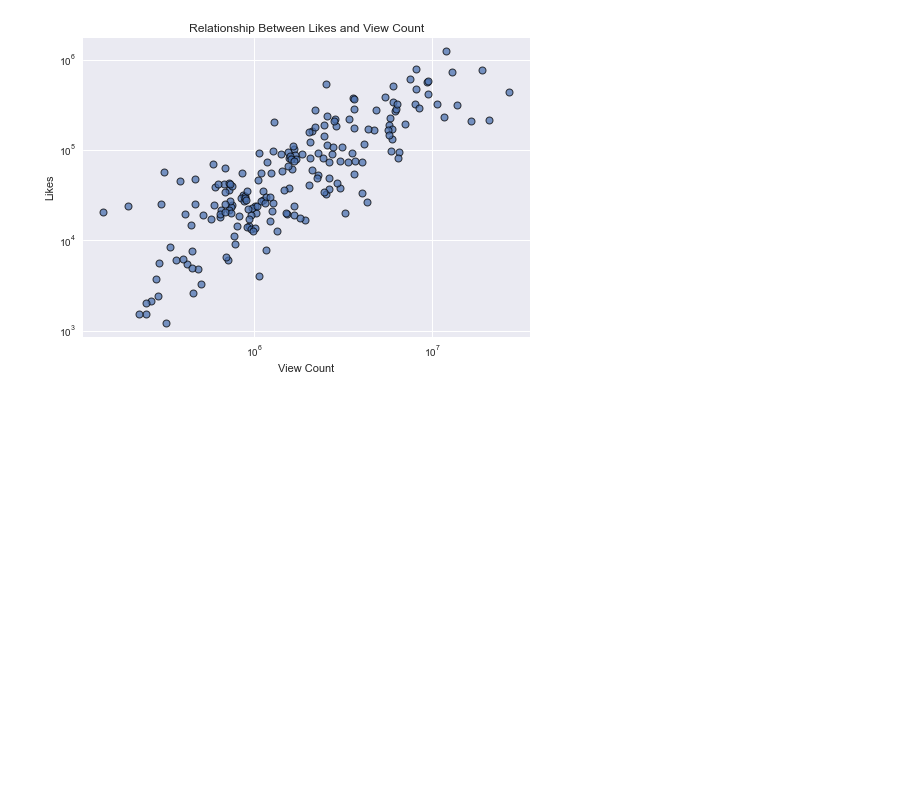
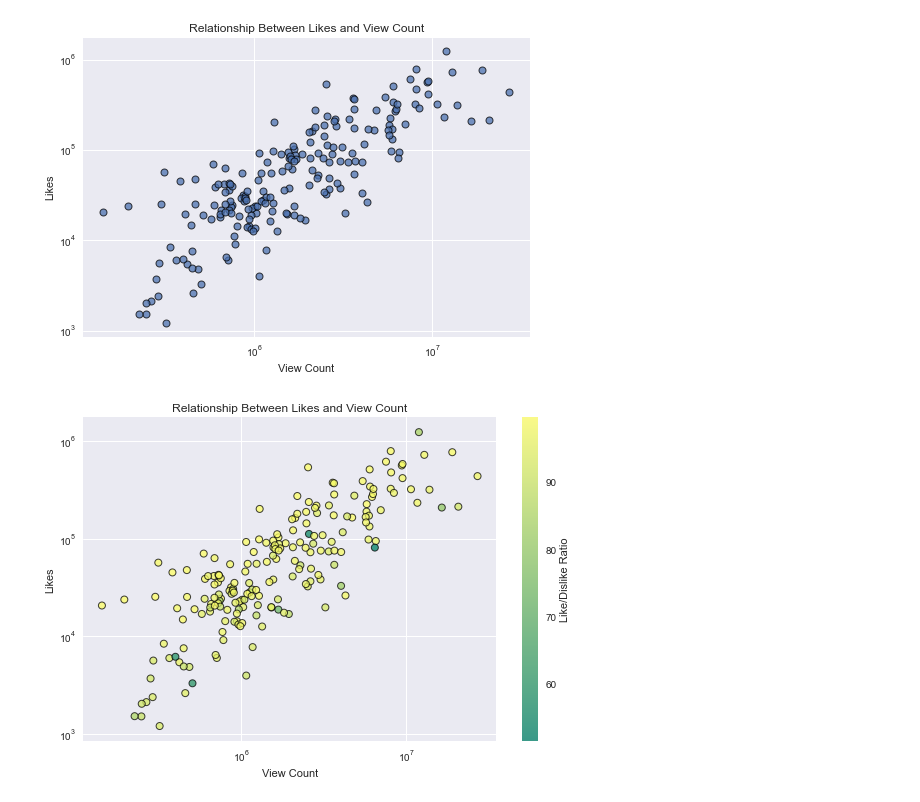
Before and after one commit to muhsinata/data-science-exercises, a Jupyter notebook: matplotlib-exercises/exercise-6.ipynb, the cells around one changed output. Drawn from its saved outputs; the diff is of its cells as text; code cells hidden in the pictures; blank space fills up the shorter version.

Commit message:
feat: add third scatter plot

```diff
--- a/matplotlib-exercises/exercise-6.ipynb
+++ b/matplotlib-exercises/exercise-6.ipynb
@@ -68,3 +68,20 @@ plt.yscale("log")
 plt.show()
 # %% [output]
 [figure]
+# %%
+# Draw Scatter Plot
+
+plt.style.use("seaborn")
+plt.scatter(view_count, likes, alpha=0.75, edgecolors="black", linewidths=1, c=ratio, cmap="summer")
+plt.title("Relationship Between Likes and View Count")
+plt.xlabel("View Count")
+cbar = plt.colorbar()
+cbar.set_label("Like/Dislike Ratio")
+plt.ylabel("Likes")
+plt.xscale("log")
+plt.yscale("log")
+plt.tight_layout()
+
+plt.show()
+# %% [output]
+[figure, added]
```
